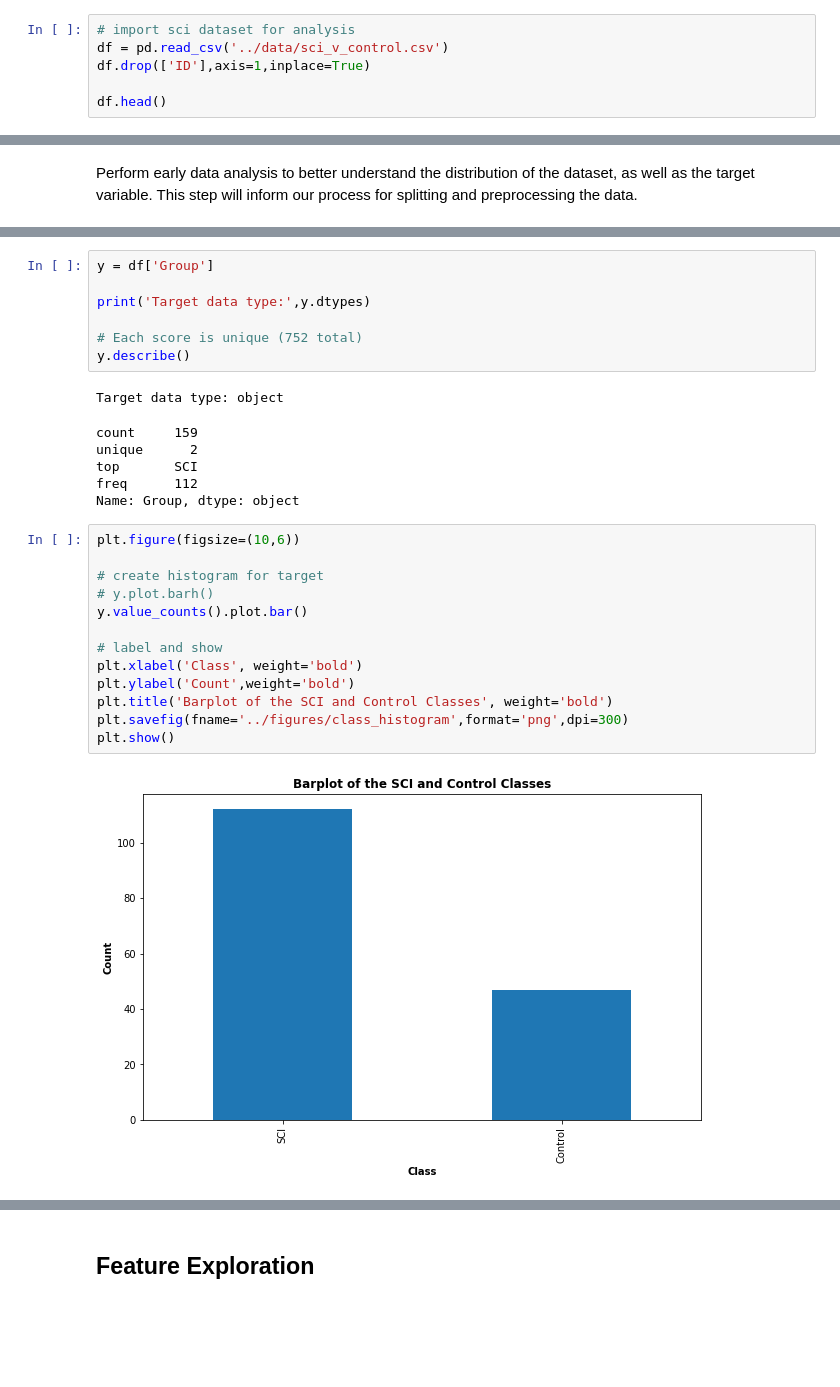
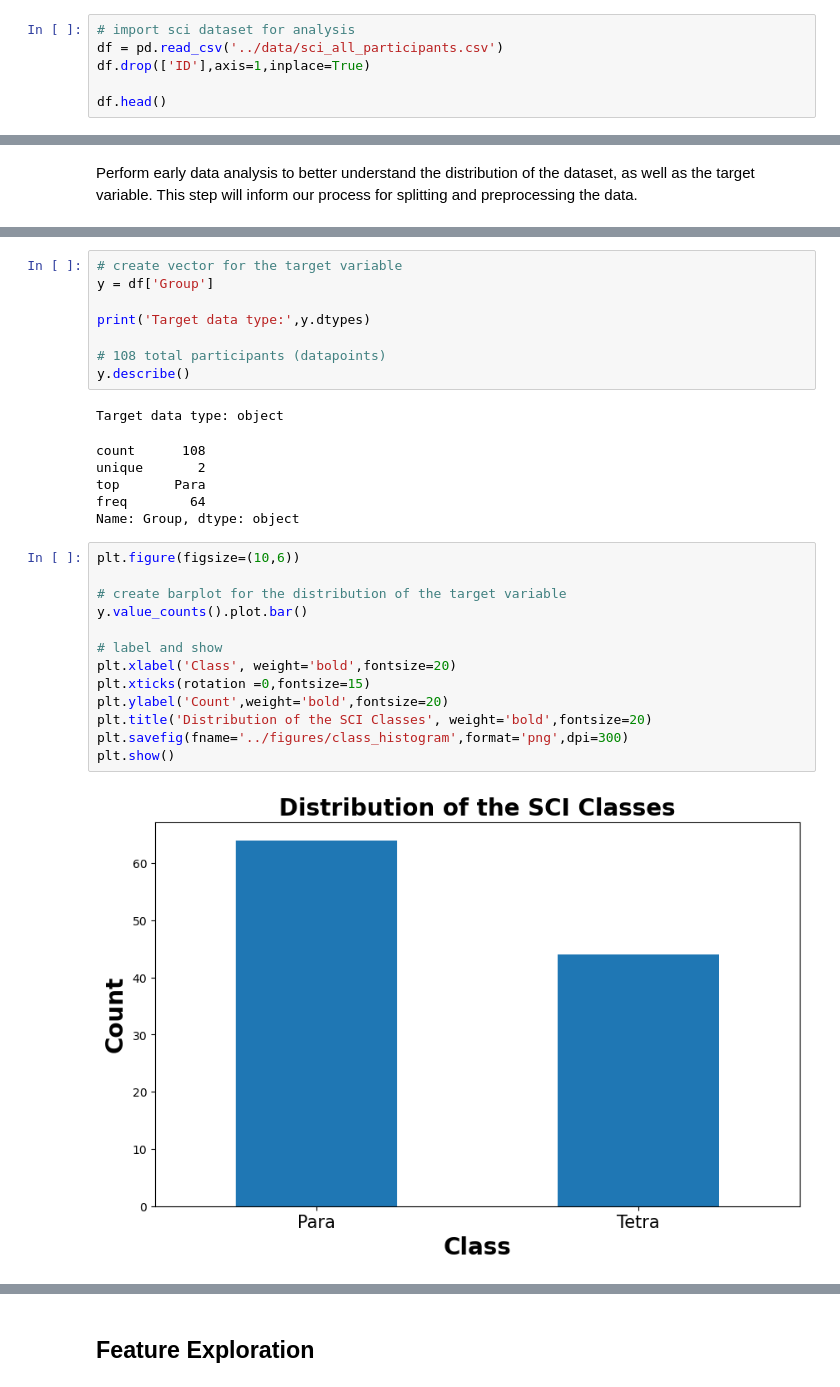
Before and after one commit to iwecht1/SCI-Classification, a Jupyter notebook: src/Exploratory Data Analysis.ipynb, the cells around one changed output, grey strips where cells are left out. Drawn from its saved outputs; the diff is of its cells as text; blank space fills up the shorter version.

```diff
--- a/src/Exploratory Data Analysis.ipynb
+++ b/src/Exploratory Data Analysis.ipynb
@@ -10,7 +12,7 @@ from matplotlib import pylab as plt
 import seaborn as sns
 # %%
 # import sci dataset for analysis
-df = pd.read_csv('../data/sci_v_control.csv')
+df = pd.read_csv('../data/sci_all_participants.csv')
 df.drop(['ID'],axis=1,inplace=True)
 
 df.head()
@@ -67,30 +61,31 @@ dtype: object
 # %%
+# create vector for the target variable
 y = df['Group']
 
 print('Target data type:',y.dtypes)
 
-# Each score is unique (752 total)
+# 108 total participants (datapoints)
 y.describe()
 # %% [output]
 Target data type: object
-count     159
-unique      2
-top       SCI
-freq      112
+count      108
+unique       2
+top       Para
+freq        64
 Name: Group, dtype: object
 # %%
 plt.figure(figsize=(10,6))
 
-# create histogram for target
-# y.plot.barh()
+# create barplot for the distribution of the target variable
 y.value_counts().plot.bar()
 
 # label and show
-plt.xlabel('Class', weight='bold')
-plt.ylabel('Count',weight='bold')
-plt.title('Barplot of the SCI and Control Classes', weight='bold')
+plt.xlabel('Class', weight='bold',fontsize=20)
+plt.xticks(rotation =0,fontsize=15)
+plt.ylabel('Count',weight='bold',fontsize=20)
+plt.title('Distribution of the SCI Classes', weight='bold',fontsize=20)
 plt.savefig(fname='../figures/class_histogram',format='png',dpi=300)
 plt.show()
 # %% [output]
-[figure, old version]
+[figure, new version]
 # %% [markdown]
```
Also changed, not shown: parts of 22 cells of this notebook, 8 other files.
